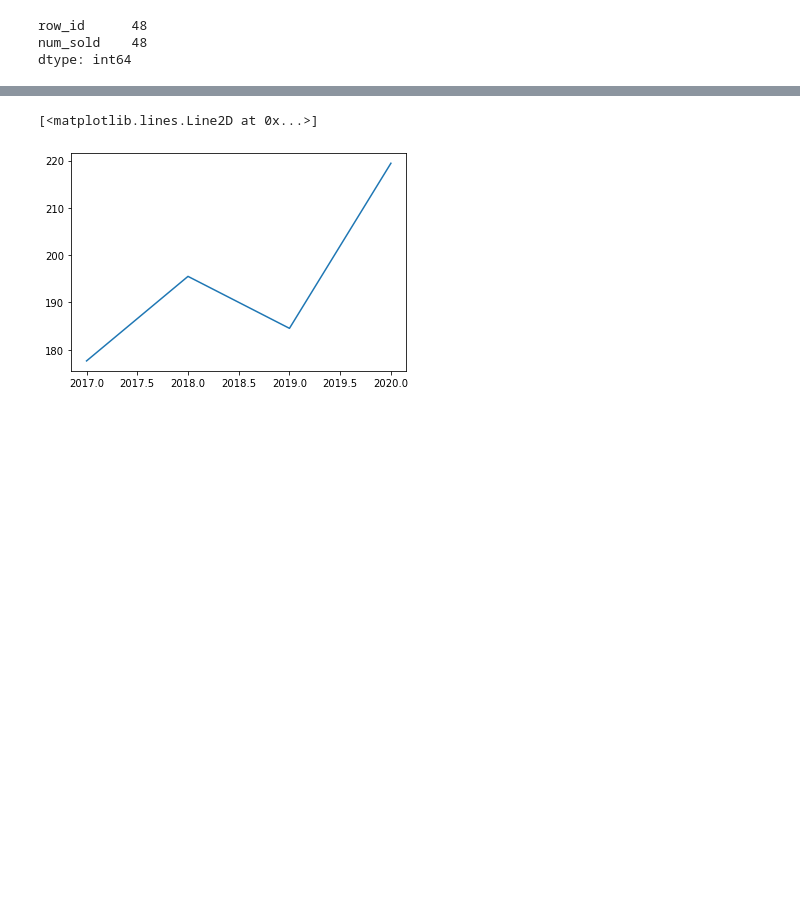
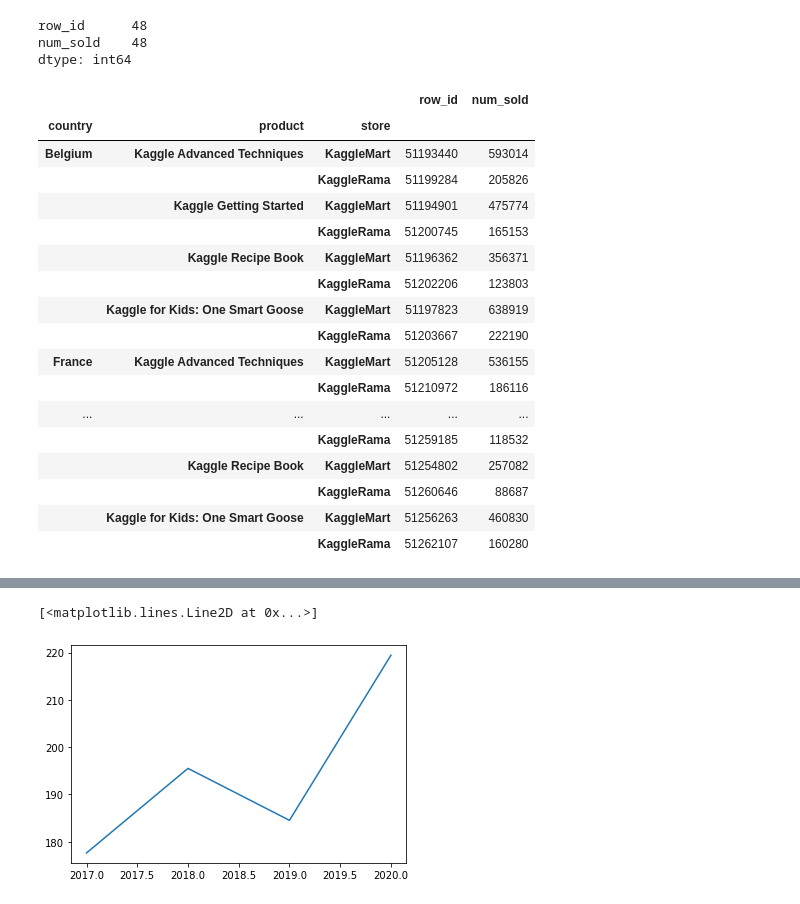
Before and after one commit to black-blip/tabularPlaygroundSep22, a Jupyter notebook: salesprediction.ipynb, the cells around one changed output, grey strips where cells are left out. Cells and saved outputs as stored; diff of their text form; code cells hidden in the pictures; blank space fills up the shorter version.

```diff
--- a/salesprediction.ipynb
+++ b/salesprediction.ipynb
@@ -71,6 +79,27 @@ feature_df.count()
 row_id      48
 num_sold    48
 dtype: int64
+# %%
+feature_df
+# %% [output]
+|  |  |  | row_id | num_sold |
+| country | product | store |  |  |
+| Belgium | Kaggle Advanced Techniques | KaggleMart | 51193440 | 593014 |
+|  |  | KaggleRama | 51199284 | 205826 |
+|  | Kaggle Getting Started | KaggleMart | 51194901 | 475774 |
+|  |  | KaggleRama | 51200745 | 165153 |
+|  | Kaggle Recipe Book | KaggleMart | 51196362 | 356371 |
+|  |  | KaggleRama | 51202206 | 123803 |
+|  | Kaggle for Kids: One Smart Goose | KaggleMart | 51197823 | 638919 |
+|  |  | KaggleRama | 51203667 | 222190 |
+| France | Kaggle Advanced Techniques | KaggleMart | 51205128 | 536155 |
+|  |  | KaggleRama | 51210972 | 186116 |
+| ... | ... | ... | ... | ... |
+|  |  | KaggleRama | 51259185 | 118532 |
+|  | Kaggle Recipe Book | KaggleMart | 51254802 | 257082 |
+|  |  | KaggleRama | 51260646 | 88687 |
+|  | Kaggle for Kids: One Smart Goose | KaggleMart | 51256263 | 460830 |
+|  |  | KaggleRama | 51262107 | 160280 |
 # %%
 px.bar(train_df.groupby('country')['num_sold'].sum())
 # %%
```
Also changed, not shown: parts of 18 cells of this notebook.
